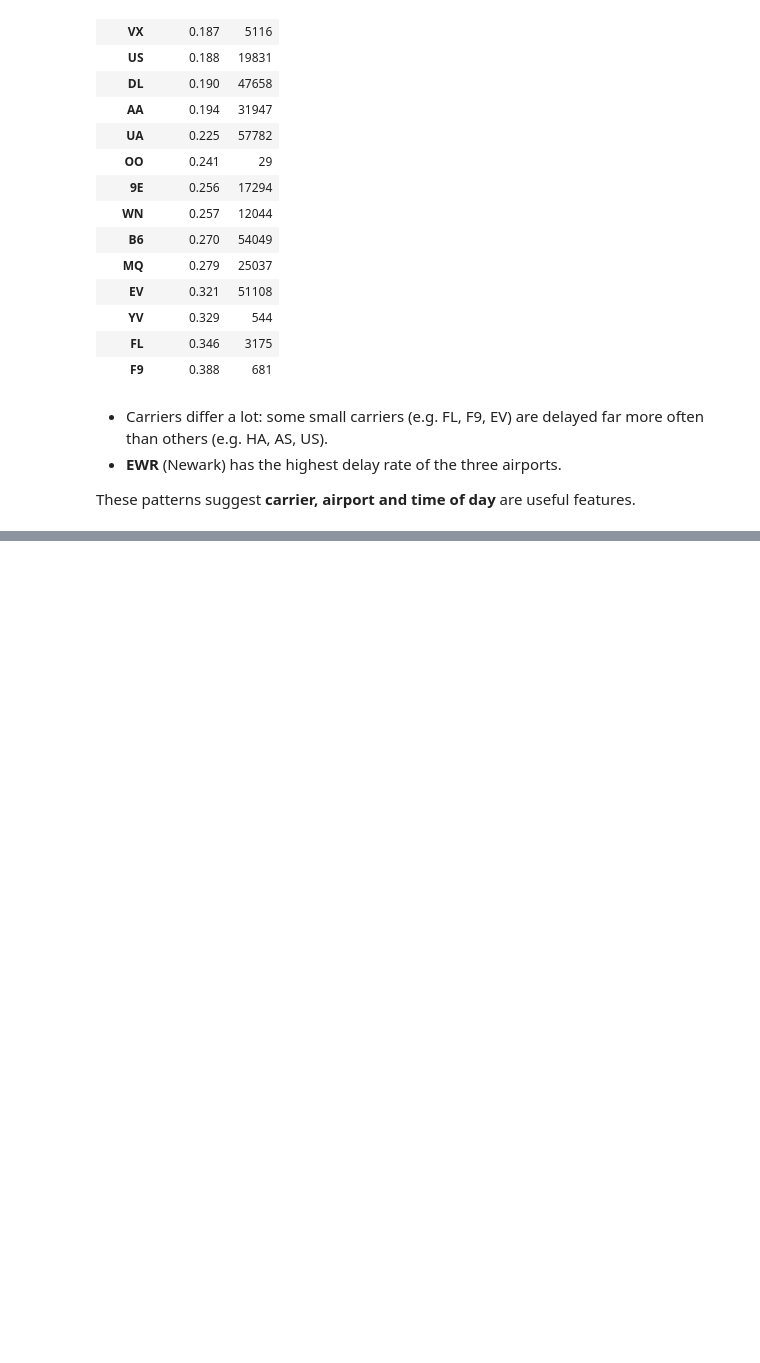
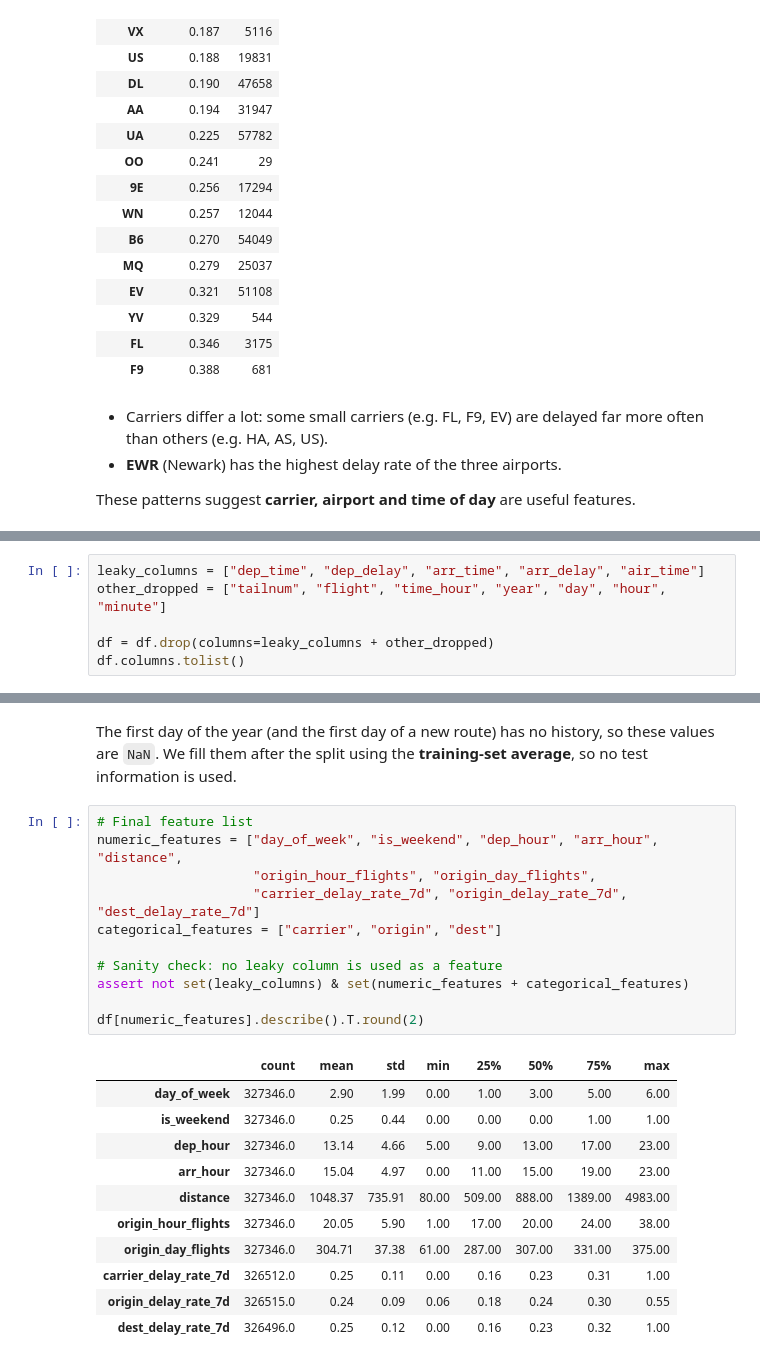
Before and after one commit to mayank-pillai-99/flight-delay-prediction, a Jupyter notebook: flight_delay_prediction.ipynb, the cells around one changed output, grey strips where cells are left out. Cells and saved outputs as stored; diff of their text form; blank space fills up the shorter version.

```diff
--- a/flight_delay_prediction.ipynb
+++ b/flight_delay_prediction.ipynb
@@ -210,0 +226,6 @@ These patterns suggest **carrier, airport and time of day** are useful features.
+# %%
+leaky_columns = ["dep_time", "dep_delay", "arr_time", "arr_delay", "air_time"]
+other_dropped = ["tailnum", "flight", "time_hour", "year", "day", "hour", "minute"]
+
+df = df.drop(columns=leaky_columns + other_dropped)
+df.columns.tolist()
@@ -210,0 +305,26 @@ These patterns suggest **carrier, airport and time of day** are useful features.
+# %% [markdown]
+The first day of the year (and the first day of a new route) has no history, so these values are `NaN`. We fill them
+after the split using the **training-set average**, so no test information is used.
+# %%
+# Final feature list
+numeric_features = ["day_of_week", "is_weekend", "dep_hour", "arr_hour", "distance",
+                    "origin_hour_flights", "origin_day_flights",
+                    "carrier_delay_rate_7d", "origin_delay_rate_7d", "dest_delay_rate_7d"]
+categorical_features = ["carrier", "origin", "dest"]
+
+# Sanity check: no leaky column is used as a feature
+assert not set(leaky_columns) & set(numeric_features + categorical_features)
+
+df[numeric_features].describe().T.round(2)
+# %% [output]
+|  | count | mean | std | min | 25% | 50% | 75% | max |
+| day_of_week | 327346.0 | 2.90 | 1.99 | 0.00 | 1.00 | 3.00 | 5.00 | 6.00 |
+| is_weekend | 327346.0 | 0.25 | 0.44 | 0.00 | 0.00 | 0.00 | 1.00 | 1.00 |
+| dep_hour | 327346.0 | 13.14 | 4.66 | 5.00 | 9.00 | 13.00 | 17.00 | 23.00 |
+| arr_hour | 327346.0 | 15.04 | 4.97 | 0.00 | 11.00 | 15.00 | 19.00 | 23.00 |
+| distance | 327346.0 | 1048.37 | 735.91 | 80.00 | 509.00 | 888.00 | 1389.00 | 4983.00 |
+| origin_hour_flights | 327346.0 | 20.05 | 5.90 | 1.00 | 17.00 | 20.00 | 24.00 | 38.00 |
+| origin_day_flights | 327346.0 | 304.71 | 37.38 | 61.00 | 287.00 | 307.00 | 331.00 | 375.00 |
+| carrier_delay_rate_7d | 326512.0 | 0.25 | 0.11 | 0.00 | 0.16 | 0.23 | 0.31 | 1.00 |
+| origin_delay_rate_7d | 326515.0 | 0.24 | 0.09 | 0.06 | 0.18 | 0.24 | 0.30 | 0.55 |
+| dest_delay_rate_7d | 326496.0 | 0.25 | 0.12 | 0.00 | 0.16 | 0.23 | 0.32 | 1.00 |
```
Also changed, not shown: parts of 10 cells of this notebook, 1 other file.
